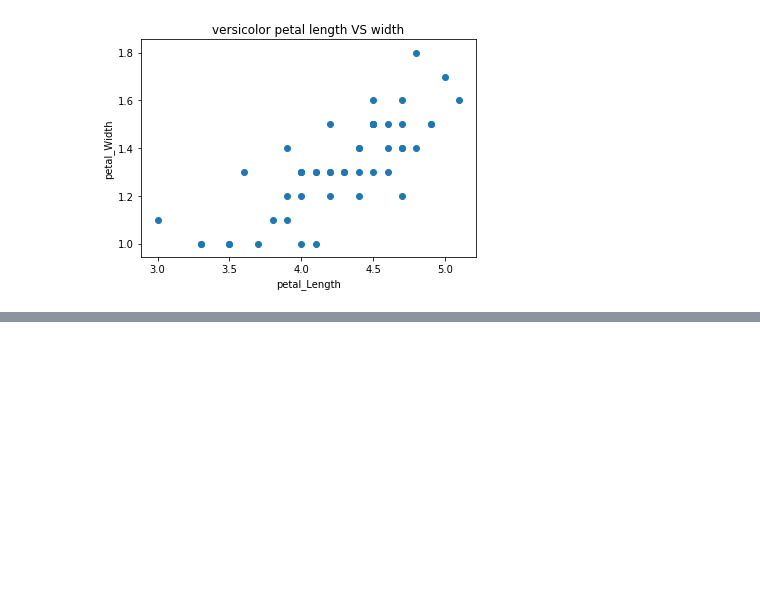
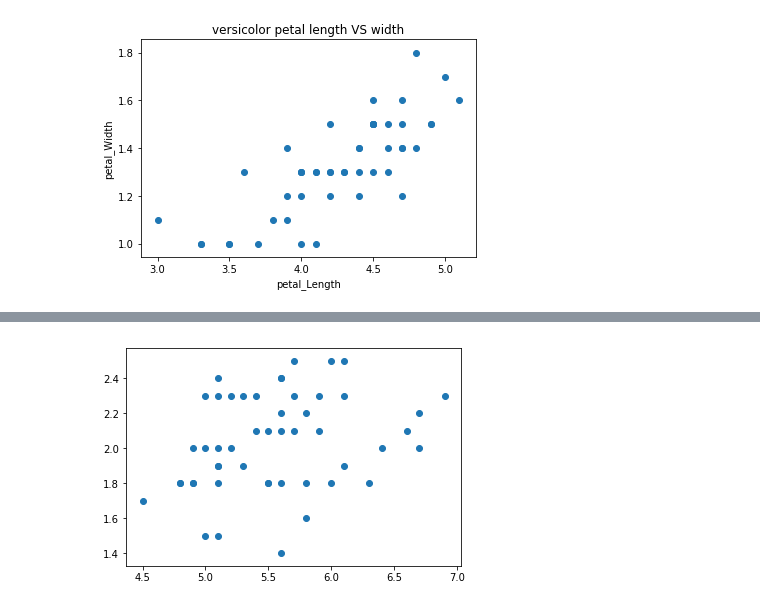
Before and after one commit to Abdelqader-001/HW_Projects, a Jupyter notebook: Exam_Iris Data analysis.ipynb, the cells around one changed output, grey strips where cells are left out. Saved outputs shown, nothing was run; the diff lists cells and outputs as text; code cells hidden in the pictures; blank space fills up the shorter version.

```diff
--- a/Exam_Iris Data analysis.ipynb
+++ b/Exam_Iris Data analysis.ipynb
@@ -106,0 +119,4 @@ Text(0.5, 0, 'petal_Length')
+# %%
+virginica_plot=plt.scatter(virginica_petal_length_arr , virginica_petal_width_arr)  # scatter plot for virginica_petal length and width
+# %% [output]
+[figure, added]
```
Also changed, not shown: parts of 6 cells of this notebook.
